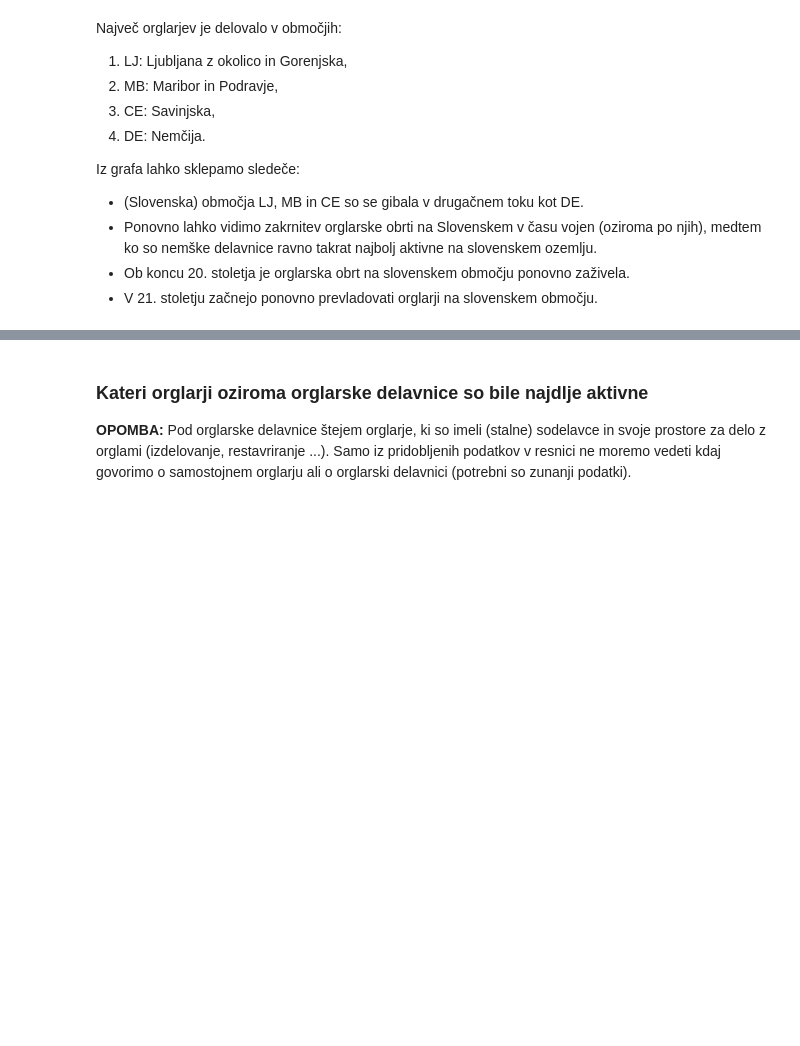
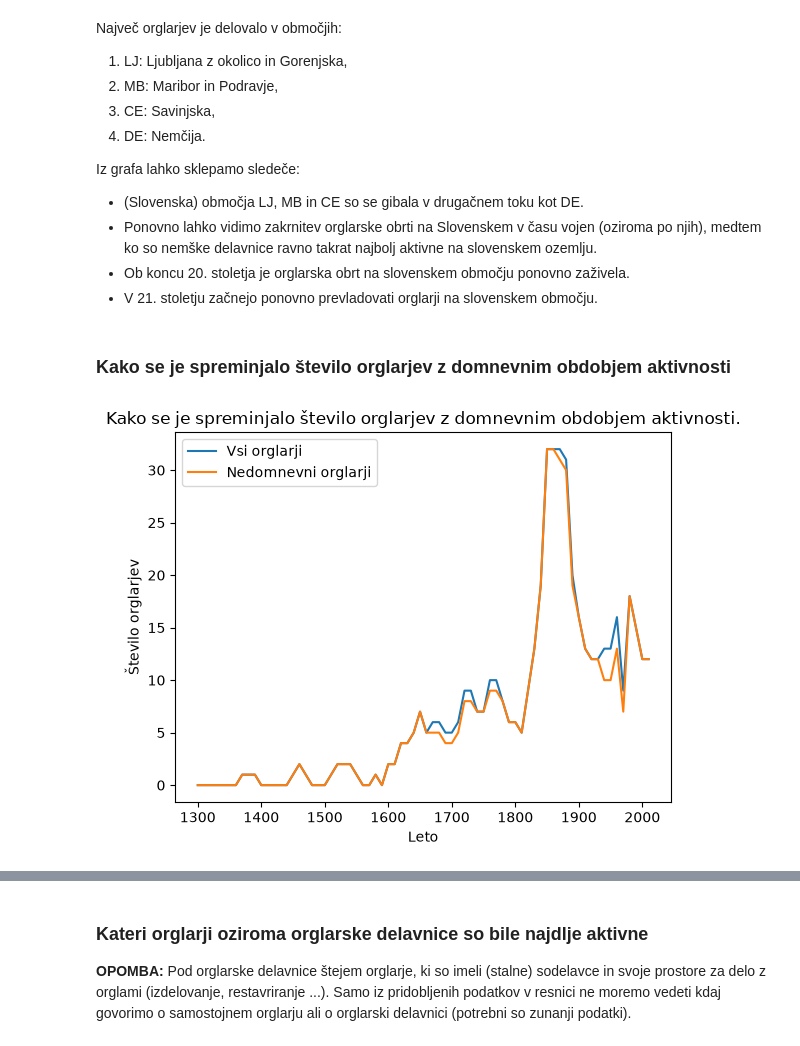
Before and after one commit to PetJer/UVP-projektna-naloga, a Jupyter notebook: analiza.ipynb, the cells around one changed output, grey strips where cells are left out. Drawn from its saved outputs; the diff is of its cells as text; code cells hidden in the pictures; blank space fills up the shorter version.

Commit message:
Dodal analizo: Kako se je spreminjalo število orglarjev z domnevnim obdobjem aktivnosti

```diff
--- a/analiza.ipynb
+++ b/analiza.ipynb
@@ -92,9 +92,9 @@ org_po_obm.sort(reverse=True, key=lambda x: len(x[1]))
 # Vzamemo 4 območja z največ orglarji in po desetlenih obdobjih vse zapišemo v en graf
 for org_obm in org_po_obm[:4]:
     org_v_deset = pridobi_orglarje_po_desetletjih(org_obm[1], ZACETEK, KONEC)
-    st_orglarjev = list(map(len, org_v_deset))
+    st_org = list(map(len, org_v_deset))
 
-    plt.plot(desetletja, st_orglarjev, label=org_obm[0])
+    plt.plot(desetletja, st_org, label=org_obm[0])
 
 # Nastavimo prikaz grafa
 plt.title("Kako se je spreminjalo število aktivnih orglarjev po območjih")
@@ -115,3 +115,23 @@ Iz grafa lahko sklepamo sledeče:
 - Ponovno lahko vidimo zakrnitev orglarske obrti na Slovenskem v času vojen (oziroma po njih), medtem ko so nemške delavnice ravno takrat najbolj aktivne na slovenskem ozemlju.
 - Ob koncu 20. stoletja je orglarska obrt na slovenskem območju ponovno zaživela.
 - V 21. stoletju začnejo ponovno prevladovati orglarji na slovenskem območju.
+# %% [markdown]
+### Kako se je spreminjalo število orglarjev z domnevnim obdobjem aktivnosti
+# %%
+# Sestavimo seznam orglarjev, ki so bili aktivni v določenem desetletnem obdobju in niso domnevni
+org_nedom_v_deset = pridobi_orglarje_po_desetletjih(org, ZACETEK, KONEC, glej_domnevno = False)
+
+# Preštejemo število nedomnevnih orglarjev v desetletnih obdobjih
+st_nedom_orglarjev = list(map(len, org_nedom_v_deset))
+
+# Število vseh orglarjev primerjamo na grafu s številom vseh nedomnevnih orglarjev
+plt.plot(desetletja, st_orglarjev, label="Vsi orglarji")
+plt.plot(desetletja, st_nedom_orglarjev, label="Nedomnevni orglarji")
+
+# Nastavimo prikaz grafa
+plt.title("Kako se je spreminjalo število orglarjev z domnevnim obdobjem aktivnosti.")
+plt.xlabel("Leto")
+plt.ylabel("Število orglarjev")
+plt.legend(loc='upper left');
+# %% [output]
+[figure, added]
```
Also changed, not shown: parts of 1 cell of this notebook, 2 other files.
